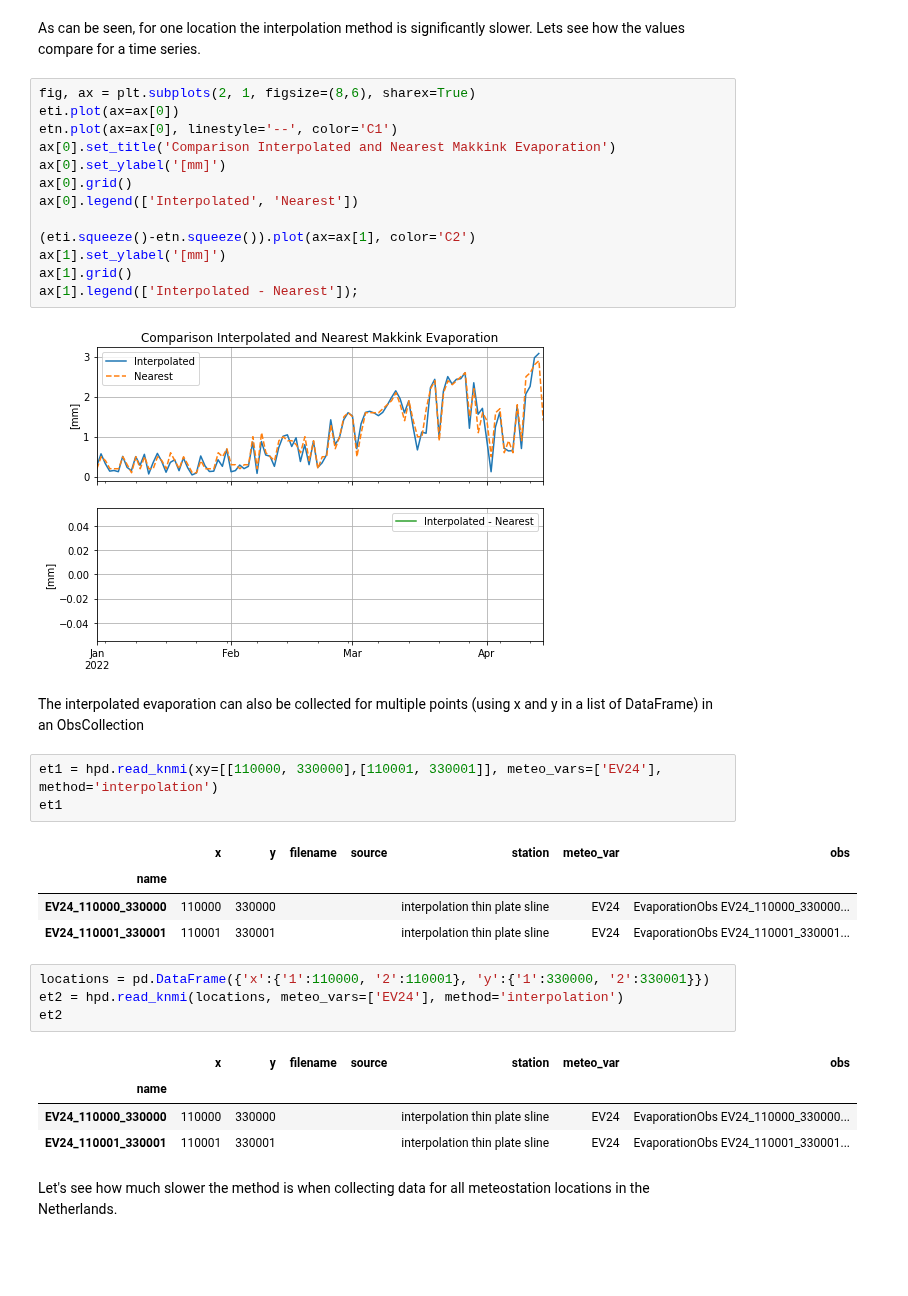
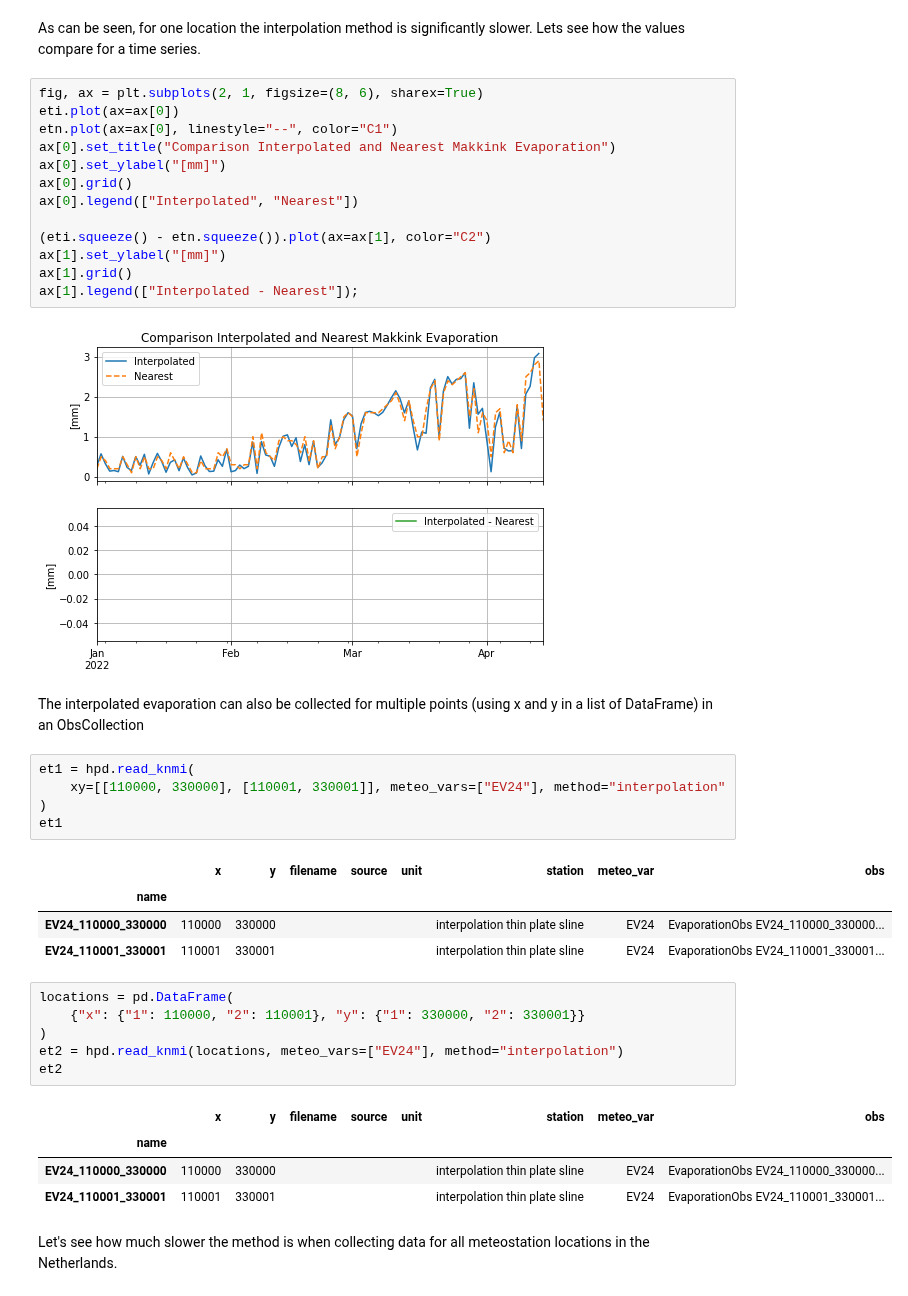
Before and after one commit to ArtesiaWater/hydropandas, a Jupyter notebook: examples/02_knmi_observations.ipynb, the cells around one changed output. Saved outputs shown, nothing was run; the diff lists cells and outputs as text; blank space fills up the shorter version.

```diff
--- a/examples/02_knmi_observations.ipynb
+++ b/examples/02_knmi_observations.ipynb
@@ -520,39 +595,43 @@ etn
 # %% [markdown]
 As can be seen, for one location the interpolation method is significantly slower. Lets see how the values compare for a time series.
 # %%
-fig, ax = plt.subplots(2, 1, figsize=(8,6), sharex=True)
+fig, ax = plt.subplots(2, 1, figsize=(8, 6), sharex=True)
 eti.plot(ax=ax[0])
-etn.plot(ax=ax[0], linestyle='--', color='C1')
-ax[0].set_title('Comparison Interpolated and Nearest Makkink Evaporation')
-ax[0].set_ylabel('[mm]')
+etn.plot(ax=ax[0], linestyle="--", color="C1")
+ax[0].set_title("Comparison Interpolated and Nearest Makkink Evaporation")
+ax[0].set_ylabel("[mm]")
 ax[0].grid()
-ax[0].legend(['Interpolated', 'Nearest'])
+ax[0].legend(["Interpolated", "Nearest"])
 
-(eti.squeeze()-etn.squeeze()).plot(ax=ax[1], color='C2')
-ax[1].set_ylabel('[mm]')
+(eti.squeeze() - etn.squeeze()).plot(ax=ax[1], color="C2")
+ax[1].set_ylabel("[mm]")
 ax[1].grid()
-ax[1].legend(['Interpolated - Nearest']);
+ax[1].legend(["Interpolated - Nearest"]);
 # %% [output]
 [figure]
 # %% [markdown]
 The interpolated evaporation can also be collected for multiple points (using x and y in a list of DataFrame) in an ObsCollection
 # %%
-et1 = hpd.read_knmi(xy=[[110000, 330000],[110001, 330001]], meteo_vars=['EV24'], method='interpolation')
+et1 = hpd.read_knmi(
+    xy=[[110000, 330000], [110001, 330001]], meteo_vars=["EV24"], method="interpolation"
+)
 et1
 # %% [output]
-|  | x | y | filename | source | station | meteo_var | obs |
-| name |  |  |  |  |  |  |  |
-| EV24_110000_330000 | 110000 | 330000 |  |  | interpolation thin plate sline | EV24 | EvaporationObs EV24_110000_330000... |
-| EV24_110001_330001 | 110001 | 330001 |  |  | interpolation thin plate sline | EV24 | EvaporationObs EV24_110001_330001... |
+|  | x | y | filename | source | unit | station | meteo_var | obs |
+| name |  |  |  |  |  |  |  |  |
+| EV24_110000_330000 | 110000 | 330000 |  |  |  | interpolation thin plate sline | EV24 | EvaporationObs EV24_110000_330000... |
+| EV24_110001_330001 | 110001 | 330001 |  |  |  | interpolation thin plate sline | EV24 | EvaporationObs EV24_110001_330001... |
 # %%
-locations = pd.DataFrame({'x':{'1':110000, '2':110001}, 'y':{'1':330000, '2':330001}})
-et2 = hpd.read_knmi(locations, meteo_vars=['EV24'], method='interpolation')
+locations = pd.DataFrame(
+    {"x": {"1": 110000, "2": 110001}, "y": {"1": 330000, "2": 330001}}
+)
+et2 = hpd.read_knmi(locations, meteo_vars=["EV24"], method="interpolation")
 et2
 # %% [output]
-|  | x | y | filename | source | station | meteo_var | obs |
-| name |  |  |  |  |  |  |  |
-| EV24_110000_330000 | 110000 | 330000 |  |  | interpolation thin plate sline | EV24 | EvaporationObs EV24_110000_330000... |
-| EV24_110001_330001 | 110001 | 330001 |  |  | interpolation thin plate sline | EV24 | EvaporationObs EV24_110001_330001... |
+|  | x | y | filename | source | unit | station | meteo_var | obs |
+| name |  |  |  |  |  |  |  |  |
+| EV24_110000_330000 | 110000 | 330000 |  |  |  | interpolation thin plate sline | EV24 | EvaporationObs EV24_110000_330000... |
+| EV24_110001_330001 | 110001 | 330001 |  |  |  | interpolation thin plate sline | EV24 | EvaporationObs EV24_110001_330001... |
 # %% [markdown]
 Let's see how much slower the method is when collecting data for all meteostation locations in the Netherlands.
 # %%
```
Also changed, not shown: parts of 32 cells of this notebook, 3 other files.
